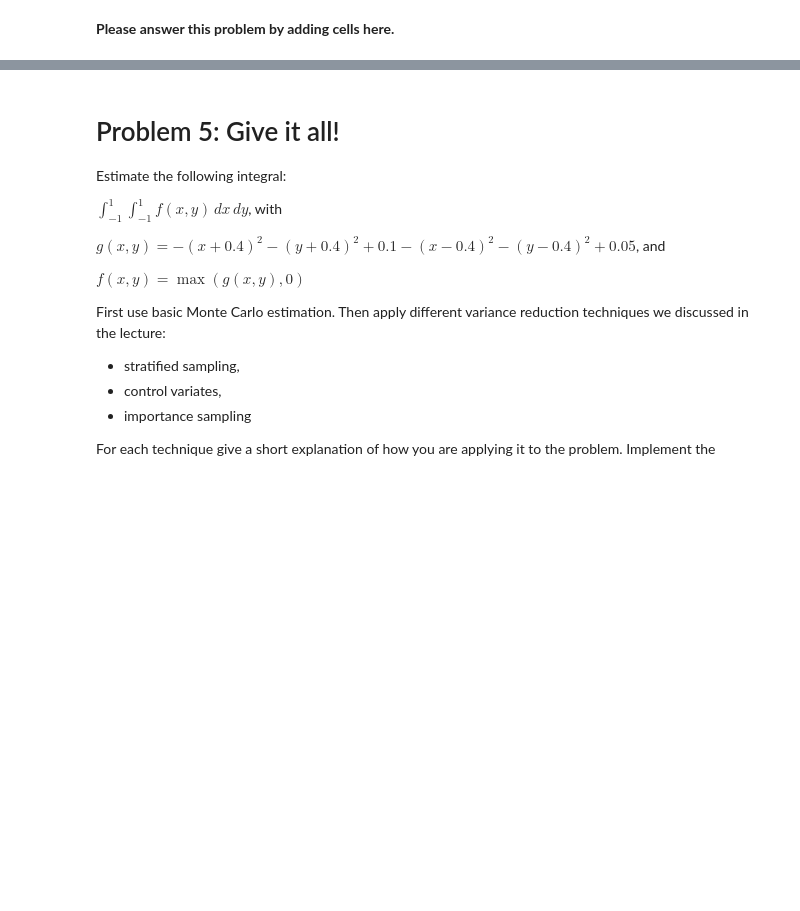
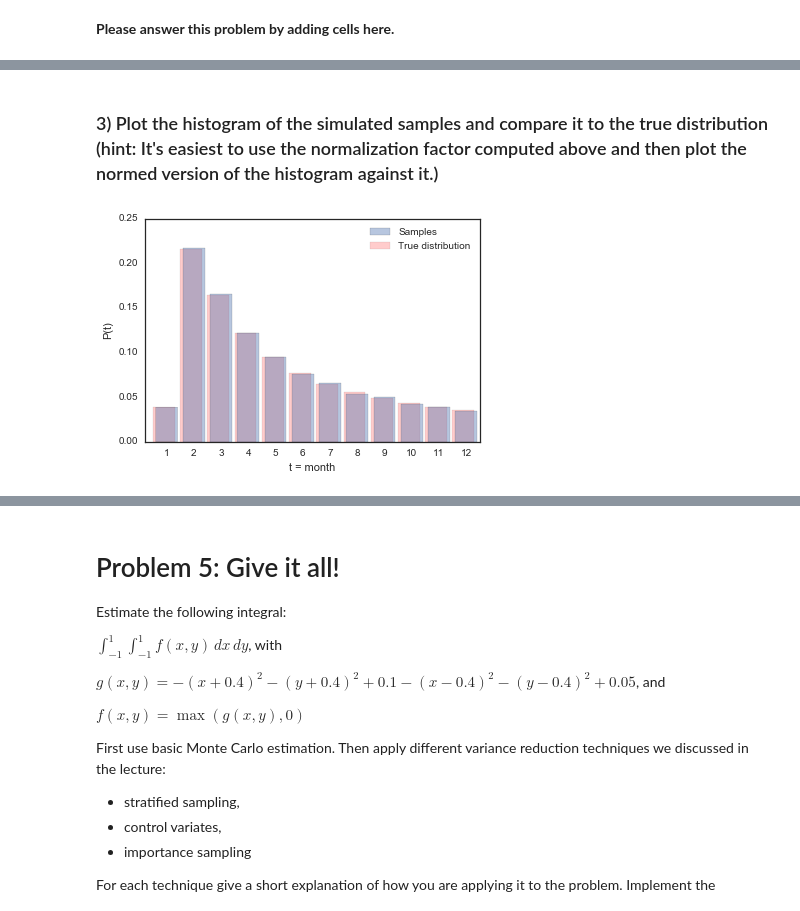
Before and after one commit to jeewon-hwang/AM207_homework_2016, a Jupyter notebook: AM207_Jeewon_Hwang_HW1.ipynb, the cells around one changed output, grey strips where cells are left out. Drawn from its saved outputs; the diff is of its cells as text; code cells hidden in the pictures; blank space fills up the shorter version.

```diff
--- a/AM207_Jeewon_Hwang_HW1.ipynb
+++ b/AM207_Jeewon_Hwang_HW1.ipynb
@@ -299,0 +393,15 @@ Where $t=1$ corresponds to January, $t=2$ corresponds to February, etc.. $\lambd
+# %% [markdown]
+### 3) Plot the histogram of the simulated samples and compare it to the true distribution (hint: It's easiest to use the normalization factor computed above and then plot the normed version of the histogram against it.)
+# %%
+# plot the histogram
+
+plt.bar(t_range, pmf_value_list_with_lambda, label='True distribution', alpha=0.2, color='r')
+plt.hist(samples, bins=range(1,14,1), label=u'Samples', rwidth=0.8, alpha=0.4, normed=True);
+plt.xlim(0.7, 13)
+plt.xticks(np.arange(1.5, 13.5, 1), t_range)
+plt.legend()
+plt.xlabel("t = month")
+plt.ylabel("P(t)")
+plt.show()
+# %% [output]
+[figure, added]
```
Also changed, not shown: parts of 16 cells of this notebook.
